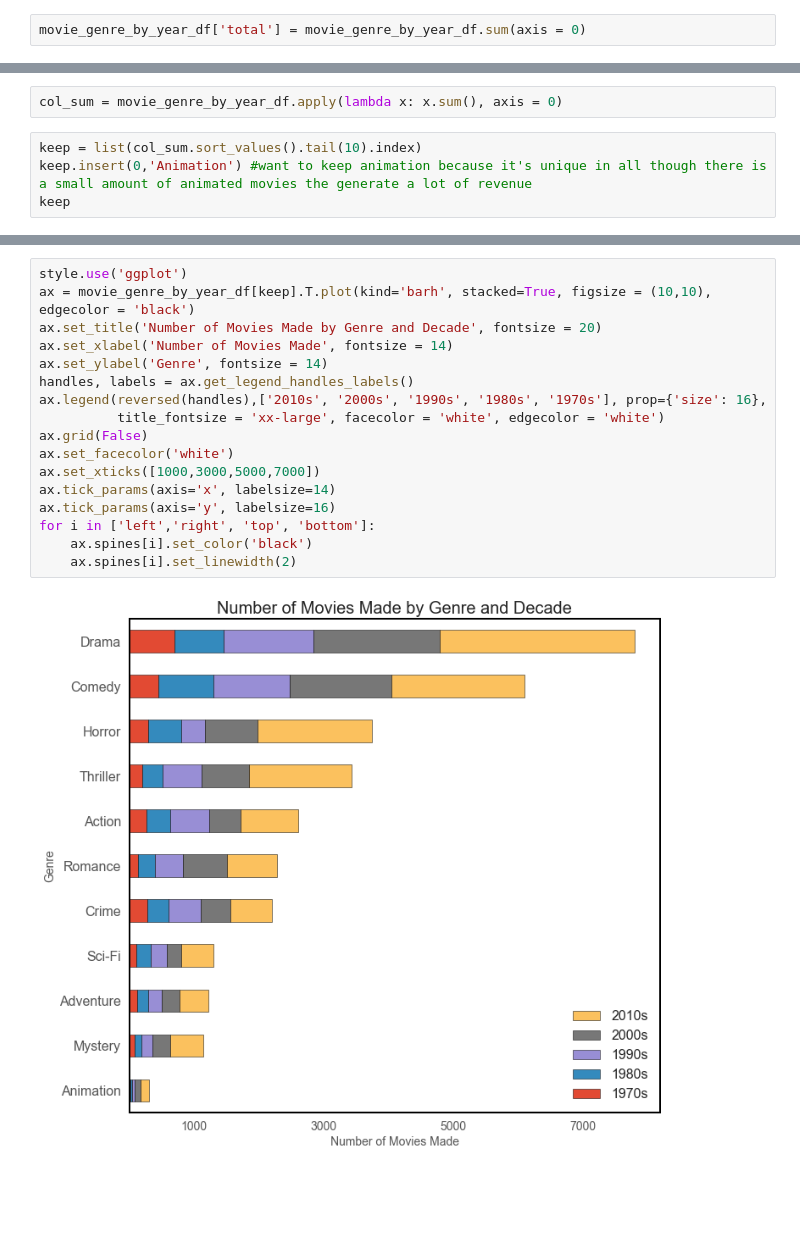
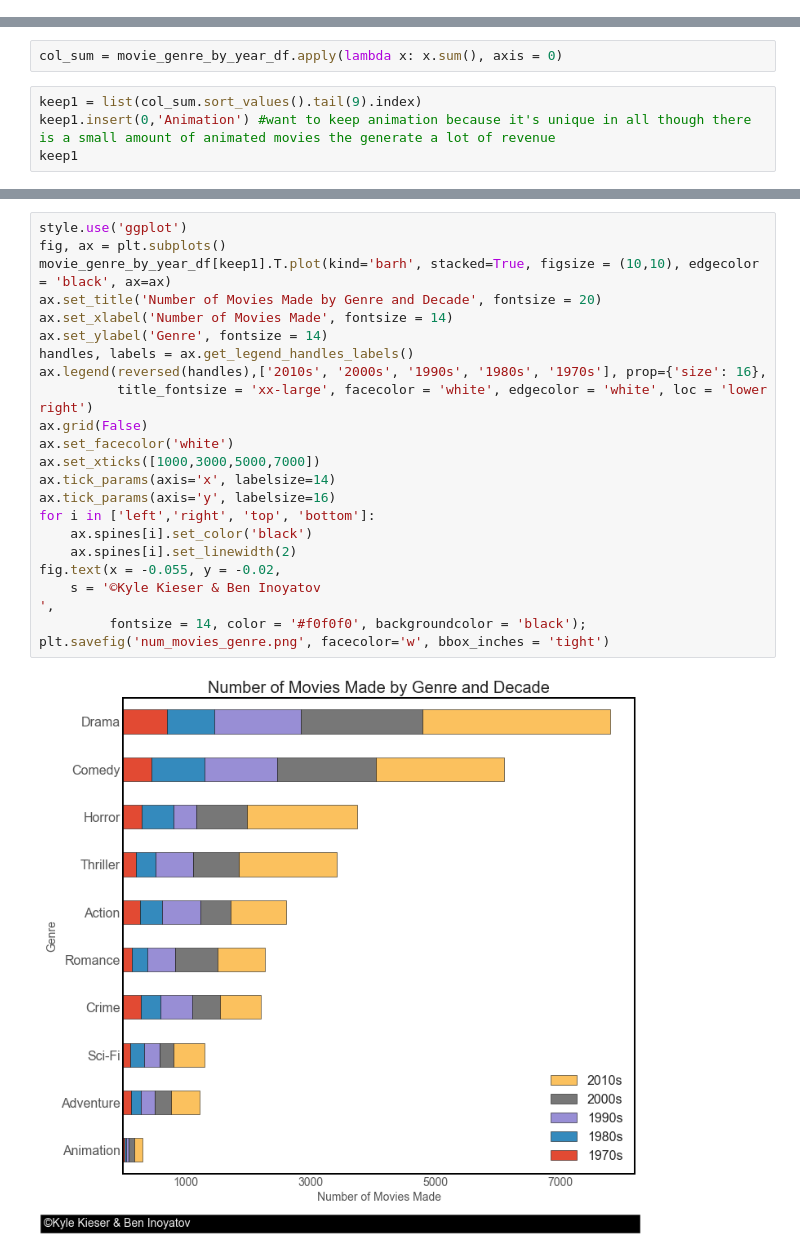
Before and after one commit to Kkies/movie-market-analysis, a Jupyter notebook: viz.ipynb, the cells around one changed output, grey strips where cells are left out. Drawn from its saved outputs; the diff is of its cells as text; blank space fills up the shorter version.

```diff
--- a/viz.ipynb
+++ b/viz.ipynb
@@ -270,8 +296,6 @@ bins = [1969,1979,1989,1999,2009,2019]
 groups = mov_rat_w_genre_df.groupby(by =['genre', pd.cut(mov_rat_w_genre_df.year, bins)])
 # %%
 movie_genre_by_year_df = groups.size().unstack(level = 0)
-# %%
-movie_genre_by_year_df['total'] = movie_genre_by_year_df.sum(axis = 0)
 # %%
 movie_genre_by_year_df
 # %% [output]
@@ -286,8 +310,8 @@ movie_genre_by_year_df
 # %%
 col_sum = movie_genre_by_year_df.apply(lambda x: x.sum(), axis = 0)
 # %%
-keep = list(col_sum.sort_values().tail(10).index)
-keep.insert(0,'Animation') #want to keep animation because it's unique in all though there is a small amount of animated movies the generate a lot of revenue
-keep
+keep1 = list(col_sum.sort_values().tail(9).index)
+keep1.insert(0,'Animation') #want to keep animation because it's unique in all though there is a small amount of animated movies the generate a lot of revenue
+keep1
 # %% [output]
 ['Animation',
@@ -303,20 +326,25 @@ keep
  'Drama']
 # %%
 style.use('ggplot')
-ax = movie_genre_by_year_df[keep].T.plot(kind='barh', stacked=True, figsize = (10,10), edgecolor = 'black')
+fig, ax = plt.subplots()
+movie_genre_by_year_df[keep1].T.plot(kind='barh', stacked=True, figsize = (10,10), edgecolor = 'black', ax=ax)
 ax.set_title('Number of Movies Made by Genre and Decade', fontsize = 20)
 ax.set_xlabel('Number of Movies Made', fontsize = 14)
 ax.set_ylabel('Genre', fontsize = 14)
 handles, labels = ax.get_legend_handles_labels()
 ax.legend(reversed(handles),['2010s', '2000s', '1990s', '1980s', '1970s'], prop={'size': 16},
-          title_fontsize = 'xx-large', facecolor = 'white', edgecolor = 'white')
+          title_fontsize = 'xx-large', facecolor = 'white', edgecolor = 'white', loc = 'lower right')
 ax.grid(False)
 ax.set_facecolor('white')
 ax.set_xticks([1000,3000,5000,7000])
 ax.tick_params(axis='x', labelsize=14)
 ax.tick_params(axis='y', labelsize=16)
 for i in ['left','right', 'top', 'bottom']:
     ax.spines[i].set_color('black')
     ax.spines[i].set_linewidth(2)
+fig.text(x = -0.055, y = -0.02,
+    s = '©Kyle Kieser & Ben Inoyatov                                                                                                                                             ',
+         fontsize = 14, color = '#f0f0f0', backgroundcolor = 'black');
+plt.savefig('num_movies_genre.png', facecolor='w', bbox_inches = 'tight')
 # %% [output]
-[figure, old version]
+[figure, new version]
```
Also changed, not shown: parts of 18 cells of this notebook.
